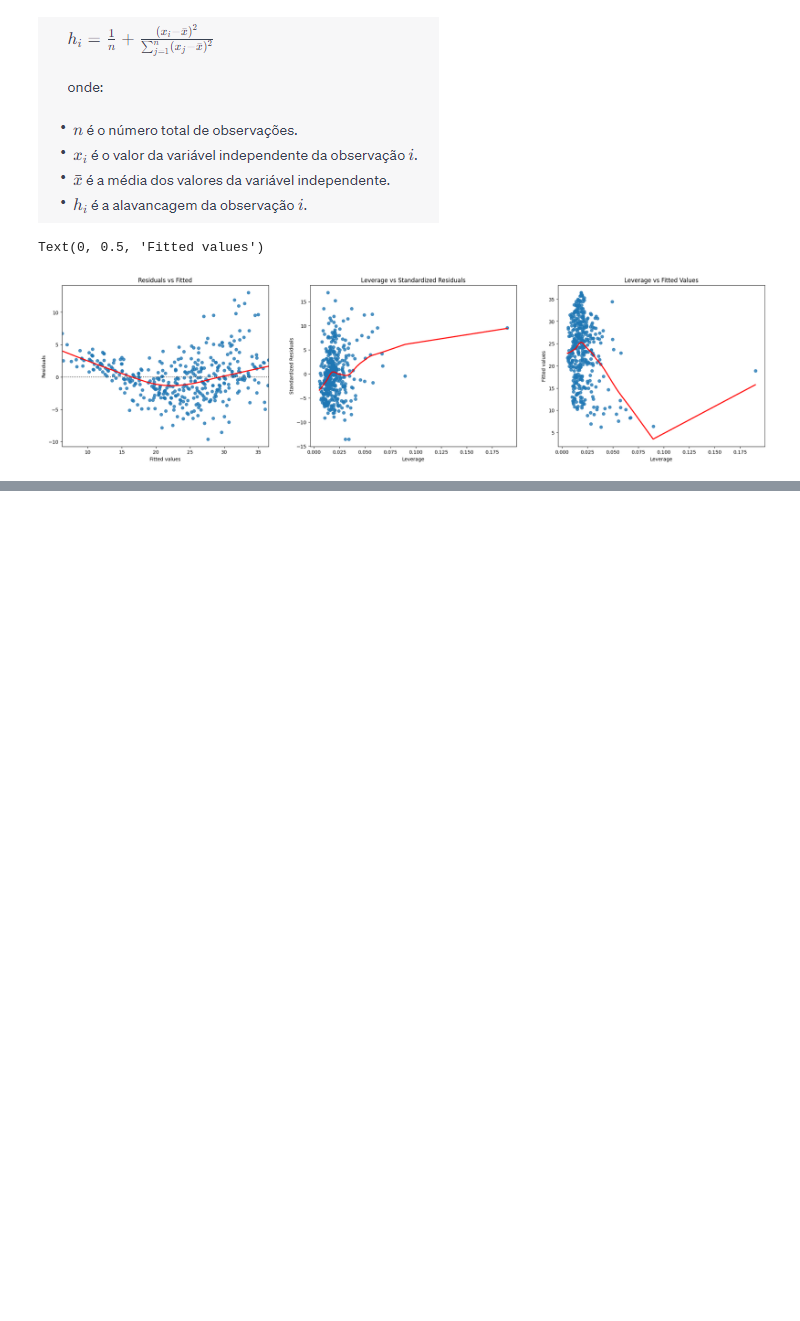
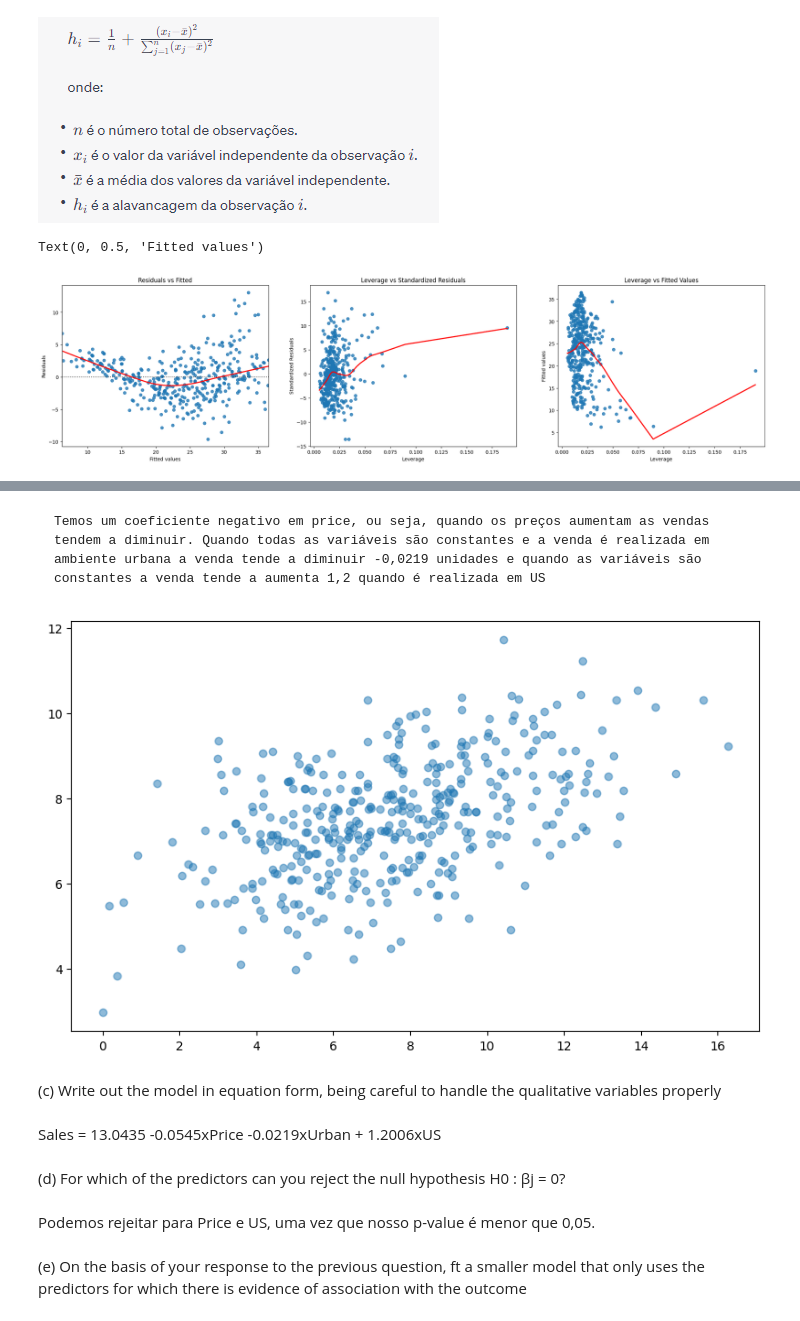
Before and after one commit to eduardamota/data-science-isl, a Jupyter notebook: 3-linear-regression/exercises-regressao-linear.ipynb, the cells around one changed output, grey strips where cells are left out. Cells and saved outputs as stored; diff of their text form; code cells hidden in the pictures; blank space fills up the shorter version.

```diff
--- a/3-linear-regression/exercises-regressao-linear.ipynb
+++ b/3-linear-regression/exercises-regressao-linear.ipynb
@@ -383,0 +390,17 @@ summarize(model3)
+# %%
+y4 = auto['mpg']
+X4 = auto[['cylinders', 'displacement', 'horsepower', 'weight', 'acceleration', 'year', 'origin']]
+
+
+X_log = np.log(X4)
+X_sqrt = np.sqrt(X4)
+X_squared = (X4 ** 2)
+
+# Criando os modelos
+model_log = sm.OLS(y3, sm.add_constant(X_log)).fit()
+model_sqrt = sm.OLS(y3, sm.add_constant(X_sqrt)).fit()
+model_squared = sm.OLS(y3, sm.add_constant(X_squared)).fit()
+
+print(model_log.rsquared)
+print(model_sqrt.rsquared)
+print(model_squared.rsquared)
@@ -383,0 +430,3 @@ summarize(model3)
+# %%
+carseats = pd.read_csv('C:\Estudos\data-science-isl\datasets\Carseats.csv')
+carseats.columns
@@ -383,0 +473,20 @@ summarize(model3)
+# %%
+data = carseats
+
+data['Urban'] = pd.get_dummies(data['Urban'], drop_first=True) #drop_first=True usado para evitar multicoliniaridade
+data['US'] = pd.get_dummies(data['US'], drop_first=True)
+
+#Variáveis independentes
+X = data[['Price', 'Urban', 'US']]
+
+# Adicionando constante
+X = sm.add_constant(X)
+
+# Var Dependente
+y = data['Sales']
+
+
+model = sm.OLS(y.astype(float), X.astype(float)).fit()
+
+
+print(model.summary())
@@ -383,0 +511,20 @@ summarize(model3)
+# %% [markdown]
+    Temos um coeficiente negativo em price, ou seja, quando os preços aumentam as vendas tendem a diminuir. Quando todas as variáveis são constantes e a venda é realizada em ambiente urbana a venda tende a diminuir -0,0219 unidades e quando as variáveis são constantes a venda tende a aumenta 1,2 quando é realizada em US
+# %%
+pred = model.predict(X)
+plt.figure(figsize=(10, 6))
+plt.scatter(y, pred, alpha=0.5)
+plt.show()
+# %% [output]
+[figure, added]
+# %% [markdown]
+(c) Write out the model in equation form, being careful to handle the qualitative variables properly
+# %% [markdown]
+Sales = 13.0435 -0.0545xPrice -0.0219xUrban + 1.2006xUS
+# %% [markdown]
+(d) For which of the predictors can you reject the null hypothesis H0 : βj = 0?
+# %% [markdown]
+Podemos rejeitar para Price e US, uma vez que nosso p-value é menor que 0,05.
+# %% [markdown]
+(e) On the basis of your response to the previous question, ft a smaller model that only uses the predictors for which there is
+evidence of association with the outcome
```
Also changed, not shown: parts of 56 cells of this notebook.
